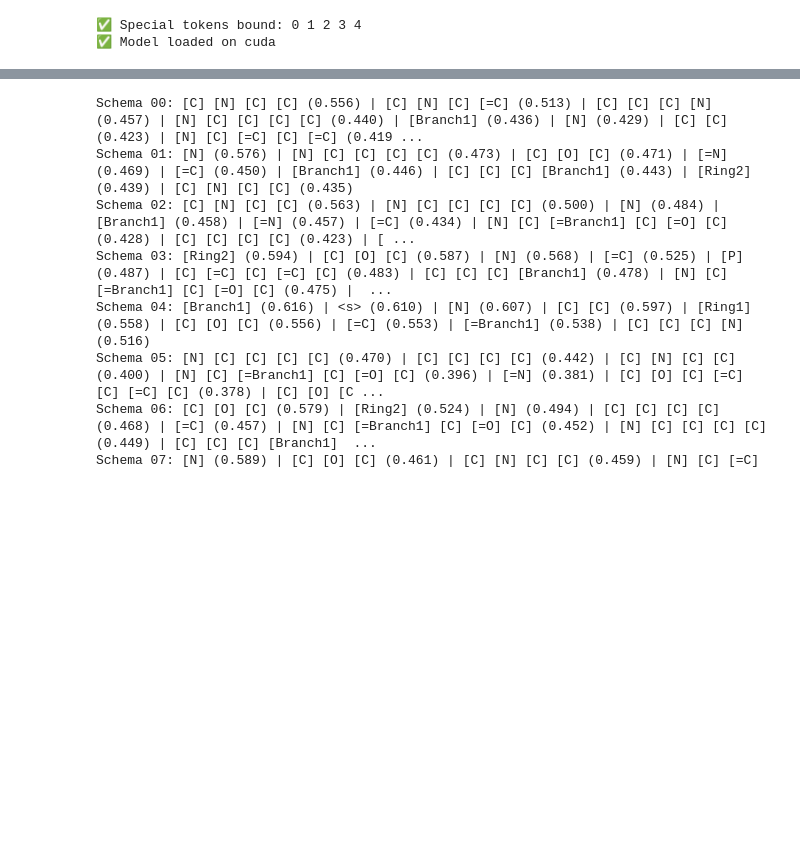
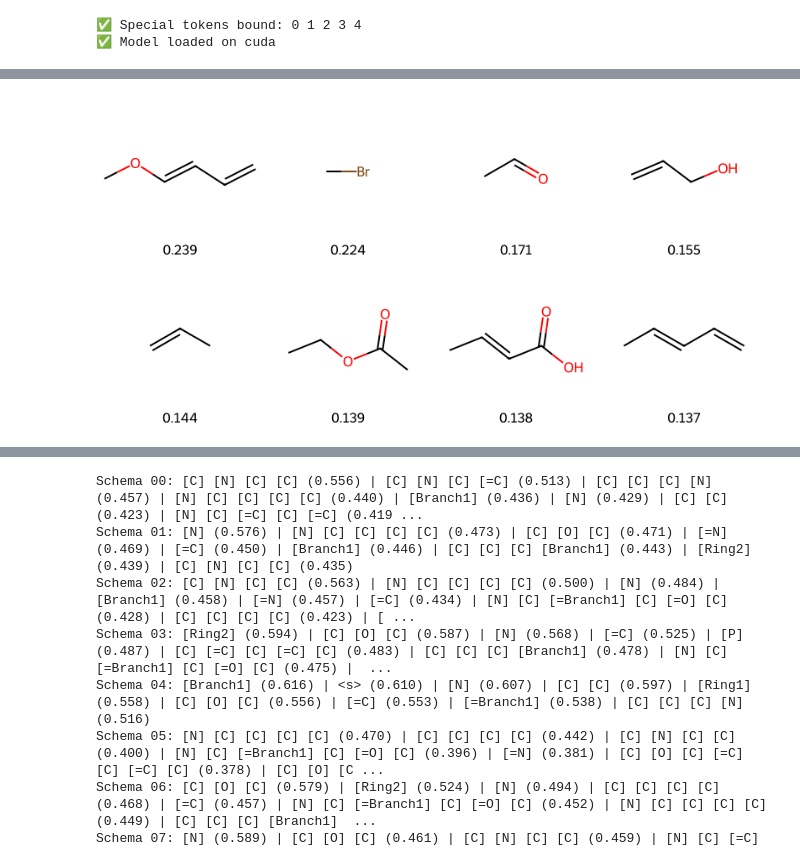
Before and after one commit to ssru1010/SCMT, a Jupyter notebook: example_usage_interpret.ipynb, the cells around one changed output, grey strips where cells are left out. Drawn from its saved outputs; the diff is of its cells as text; code cells hidden in the pictures; blank space fills up the shorter version.

```diff
--- a/example_usage_interpret.ipynb
+++ b/example_usage_interpret.ipynb
@@ -13,7 +13,7 @@ from FastChemTokenizerHF import FastChemTokenizerSelfies
 
 
 # Path to the model checkpoint
-model_path = "./checkpoints_1/somt_mol_run_2/"
+model_path = "./checkpoint_1/checkpoints_1/somt_mol_run_1/"
 
 # Load model and tokenizer
 model = SchemaAugmentedSOMT.from_pretrained(model_path, map_location="cuda" if torch.cuda.is_available() else "cpu")
@@ -49,2 +49,79 @@ Schema 31: [F] (0.439) | [=Ring2] (0.382) | [=O] (0.376) | </s> (0.356) | [Cl] (
 
 Done.
+# %%
+import torch
+import torch.nn.functional as F
+import selfies as sf
+from rdkit import Chem
+from rdkit.Chem import Draw
+from IPython.display import display, HTML
+import warnings
+warnings.filterwarnings("ignore")  # suppress RDKit warnings
+
+@torch.no_grad()
+def get_schema_top_tokens(model, tokenizer, top_k=8):
+    model.eval()
+    device = next(model.parameters()).device
+
+    embed_matrix = model.embed.weight.data  # (V, D)
+    projected_tokens = model.key_proj(embed_matrix)  # (V, D)
+
+    schema_norm = F.normalize(model.schema_keys, p=2, dim=-1)  # (S, D)
+    token_norm = F.normalize(projected_tokens, p=2, dim=-1)     # (V, D)
+
+    sim = torch.mm(schema_norm, token_norm.T)  # (S, V)
+
+    results = []
+    for i in range(sim.size(0)):
+        top_vals, top_ids = torch.topk(sim[i], k=top_k, largest=True)
+        tokens_list = []
+        for tid, val in zip(top_ids, top_vals):
+            token_str = tokenizer.decode([tid.item()])
+            tokens_list.append((token_str, val.item()))
+        results.append(tokens_list)
+    return results
+
+def render_schema_molecules(schema_results, max_mols_per_schema=8):
+    for schema_idx, token_entries in enumerate(schema_results):
+        print(f"\n🔍 Schema {schema_idx}")
+        mols = []
+        labels = []
+
+        for token_str, similarity in token_entries[:max_mols_per_schema]:
+            # Clean token string: remove spaces, ensure valid SELFIES
+            selfies_str = token_str.replace(" ", "")
+
+            try:
+                # Decode SELFIES → SMILES
+                smiles = sf.decoder(selfies_str)
+
+                # Convert SMILES → RDKit Mol
+                mol = Chem.MolFromSmiles(smiles)
+                if mol is None:
+                    raise ValueError("Invalid SMILES")
+
+                mols.append(mol)
+                labels.append(f"{similarity:.3f}")
+
+            except Exception as e:
+                # If decoding fails, show placeholder
+                print(f"⚠️  Failed to decode: '{token_str}' → {e}")
+                # Optionally append a dummy molecule or skip
+                continue
+
+        if mols:
+            # Render grid
+            img = Draw.MolsToGridImage(
+                mols,
+                molsPerRow=min(len(mols), 4),
+                subImgSize=(200, 200),
+                legends=labels,
+                useSVG=False  # set True if you prefer SVG
+            )
+            display(img)
+        else:
+            print("❌ No valid molecules to display for this schema.")
+
+schema_results = get_schema_top_tokens(model, tokenizer, top_k=8)
+render_schema_molecules(schema_results)
+# %% [output]
@@ -50,0 +129 @@ Done.
+[figure, added]
```
Also changed, not shown: parts of 2 cells of this notebook, 37 other files.
